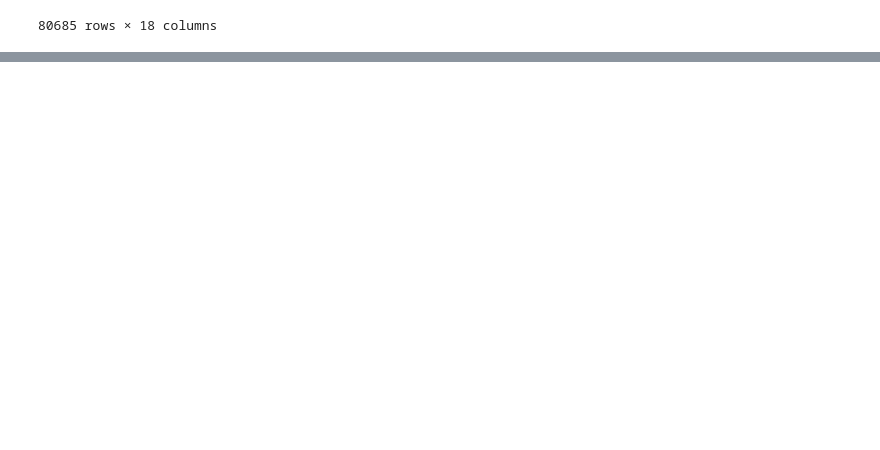
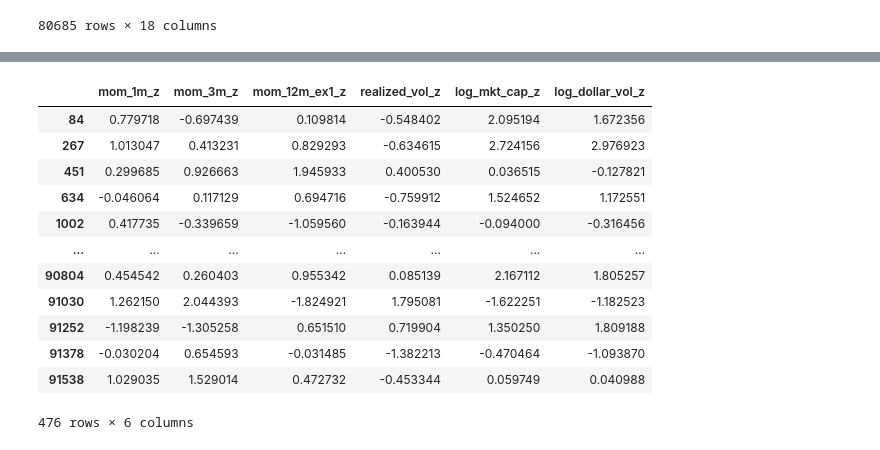
Before and after one commit to wonjunjo123/cross-sectional-factor-model, a Jupyter notebook: src/main.ipynb, the cells around one changed output, grey strips where cells are left out. Saved outputs shown, nothing was run; the diff lists cells and outputs as text; code cells hidden in the pictures; blank space fills up the shorter version.

```diff
--- a/src/main.ipynb
+++ b/src/main.ipynb
@@ -133,0 +230,16 @@ plot_model_comparison(OUTPUT_DIR / "model_comparison.csv", OUTPUT_DIR / "model_c
+# %%
+X_test
+# %% [output]
+|  | mom_1m_z | mom_3m_z | mom_12m_ex1_z | realized_vol_z | log_mkt_cap_z | log_dollar_vol_z |
+| 84 | 0.779718 | -0.697439 | 0.109814 | -0.548402 | 2.095194 | 1.672356 |
+| 267 | 1.013047 | 0.413231 | 0.829293 | -0.634615 | 2.724156 | 2.976923 |
+| 451 | 0.299685 | 0.926663 | 1.945933 | 0.400530 | 0.036515 | -0.127821 |
+| 634 | -0.046064 | 0.117129 | 0.694716 | -0.759912 | 1.524652 | 1.172551 |
+| 1002 | 0.417735 | -0.339659 | -1.059560 | -0.163944 | -0.094000 | -0.316456 |
+| ... | ... | ... | ... | ... | ... | ... |
+| 90804 | 0.454542 | 0.260403 | 0.955342 | 0.085139 | 2.167112 | 1.805257 |
+| 91030 | 1.262150 | 2.044393 | -1.824921 | 1.795081 | -1.622251 | -1.182523 |
+| 91252 | -1.198239 | -1.305258 | 0.651510 | 0.719904 | 1.350250 | 1.809188 |
+| 91378 | -0.030204 | 0.654593 | -0.031485 | -1.382213 | -0.470464 | -1.093870 |
+| 91538 | 1.029035 | 1.529014 | 0.472732 | -0.453344 | 0.059749 | 0.040988 |
+476 rows × 6 columns
```
Also changed, not shown: parts of 20 cells of this notebook.
